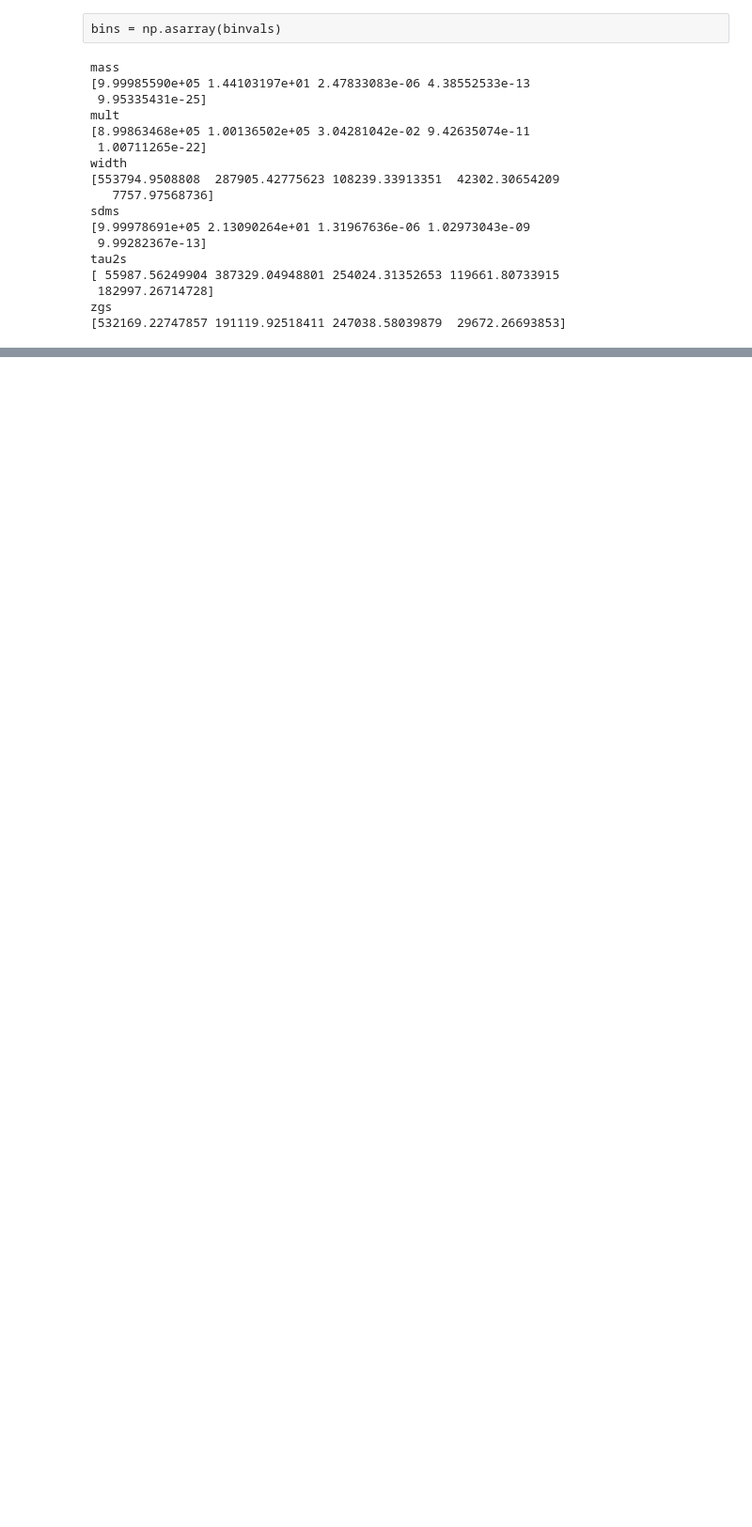
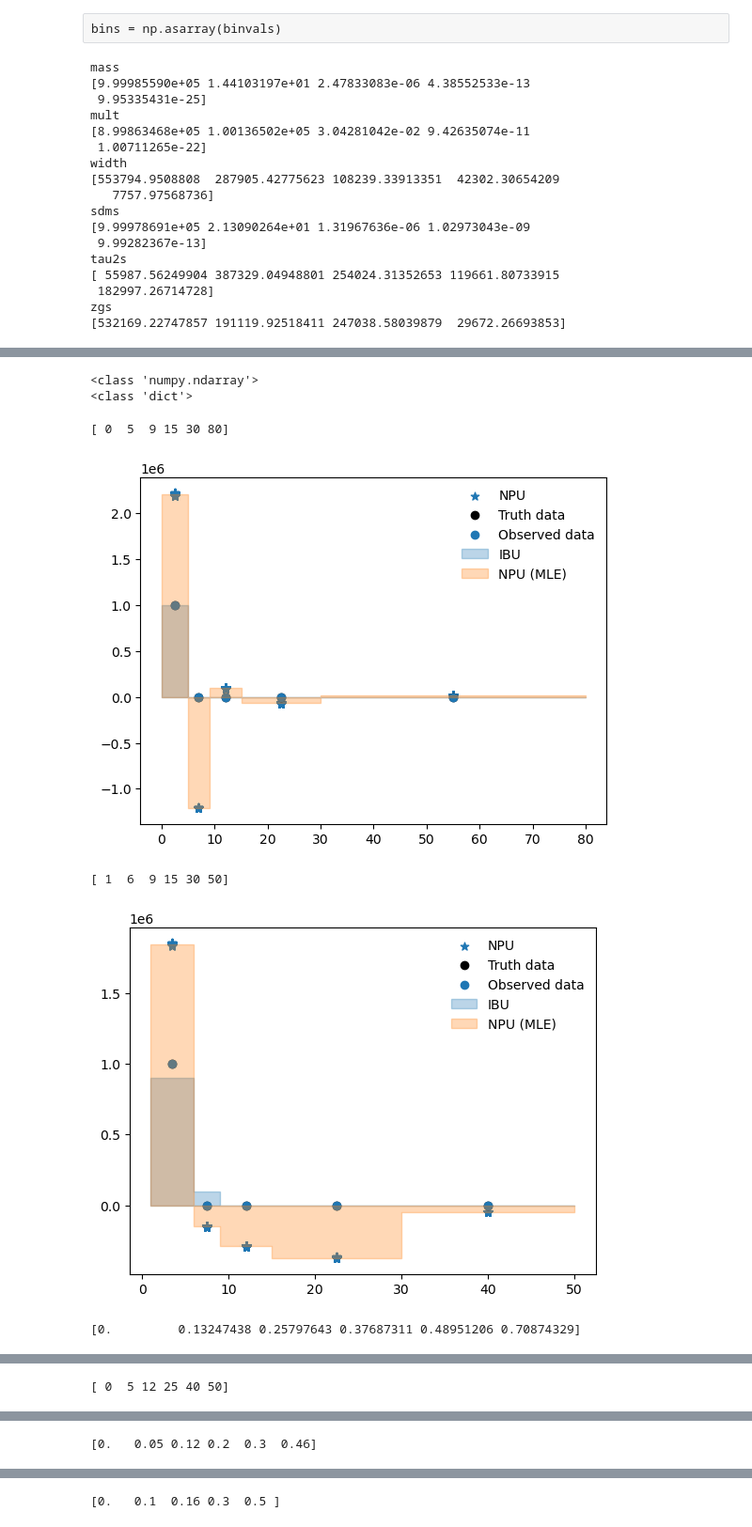
Before and after one commit to jp2555/NPU, a Jupyter notebook: scripts/NeuralPosteriorUnfolding_phys_observables.ipynb, the cells around one changed output, grey strips where cells are left out. Shown at 94% size. Saved outputs shown, nothing was run; the diff lists cells and outputs as text; code cells hidden in the pictures; blank space fills up the shorter version.

```diff
--- a/scripts/NeuralPosteriorUnfolding_phys_observables.ipynb
+++ b/scripts/NeuralPosteriorUnfolding_phys_observables.ipynb
@@ -461,6 +461,7 @@ def IBU(data, init, r, det_binwidth=1, mc_binwidth=1, it=10):
 # %%
 IBU_obs = {}
 D_data_obs = {}
+T_data_obs = {}
 H_norm_pT_obs = {}
 for key, binvals, label in zip(T_sim_obs.keys(), R_BinVals, labels):
 
@@ -482,6 +483,7 @@ for key, binvals, label in zip(T_sim_obs.keys(), R_BinVals, labels):
 
     IBU_obs[key] = ibu
     D_data_obs[key] = D_data
+    T_data_obs[key] = T_data
     H_norm_pT_obs[key] = H_norm_pT
 # %% [output]
 mass
@@ -537,13 +543,36 @@ Epoch 22/800
+# %%
+test = np.load("NPU_observables.npy",allow_pickle=True)
+print(type(test))
+print(type(test.item()))
+# %% [output]
+<class 'numpy.ndarray'>
+<class 'dict'>
 # %%
 # plt.scatter(list(0.5*(bins[1:]+bins[:-1]))*1000,npu.reshape(-1), marker='*', label="NPU",s=40)
 # train stat = 10000
 #plt.errorbar(0.5*(bins[1:]+bins[:-1]), fbu_result_mode, label='FBU mode', xerr=0, yerr=fbu_sigma, marker='o', linestyle='None')
 #plt.errorbar(0.5*(bins[1:]+bins[:-1]), fbu_result_mean, label='FBU mean', xerr=0, yerr=fbu_sigma, marker='o', linestyle='None', color='tab:orange')
-plt.scatter(0.5*(bins[1:]+bins[:-1]), T_data, color='black', label='Truth data')
-plt.scatter(0.5*(bins[1:]+bins[:-1]), D_data, color='tab:blue', label='Observed data')
-plt.fill_between(bins, np.insert(ibu, len(ibu), np.array(ibu[-1])), step='post', alpha=0.3, color='tab:blue', label='IBU')
-plt.fill_between(bins, np.insert(mle, len(mle), np.array(mle[-1])), step='post', alpha=0.3, color='tab:orange', label='NPU (MLE)')
-plt.legend(frameon=False, loc="upper right")
-plt.xlim(0,30)
-plt.show()
-plt.clf()
+for key, label in zip(T_sim_obs.keys(), labels):
+    T_data = T_data_obs[key]
+    D_data = D_data_obs[key]
+    ibu = IBU_obs[key]
+    npu = NPU_obs[key]
+    mle = MLE_obs[key]
+    bins = np.asarray(R_BinVals[key])
+    print(bins)
+
+    plt.scatter(list(0.5*(bins[1:]+bins[:-1]))*1000,npu.reshape(-1), marker='*', label="NPU",s=40)
+    plt.scatter(0.5*(bins[1:]+bins[:-1]), T_data, color='black', label='Truth data')
+    plt.scatter(0.5*(bins[1:]+bins[:-1]), D_data, color='tab:blue', label='Observed data')
+    plt.fill_between(bins, np.insert(ibu, len(ibu), np.array(ibu[-1])), step='post', alpha=0.3, color='tab:blue', label='IBU')
+    plt.fill_between(bins, np.insert(mle, len(mle), np.array(mle[-1])), step='post', alpha=0.3, color='tab:orange', label='NPU (MLE)')
+    plt.legend(frameon=False, loc="upper right")
+    #plt.xlim(0,30)
+    plt.show()
+    plt.clf()
+# %% [output]
+[ 0  5  9 15 30 80]
+[figure, added]
+[ 1  6  9 15 30 50]
+[figure, added]
+[0.         0.13247438 0.25797643 0.37687311 0.48951206 0.70874329]
@@ -549,0 +580 @@ plt.clf()
+[ 0  5 12 25 40 50]
@@ -549,0 +582 @@ plt.clf()
+[0.   0.05 0.12 0.2  0.3  0.46]
@@ -549,0 +584 @@ plt.clf()
+[0.   0.1  0.16 0.3  0.5 ]
```
Also changed, not shown: parts of 3 cells of this notebook, 2 other files.
